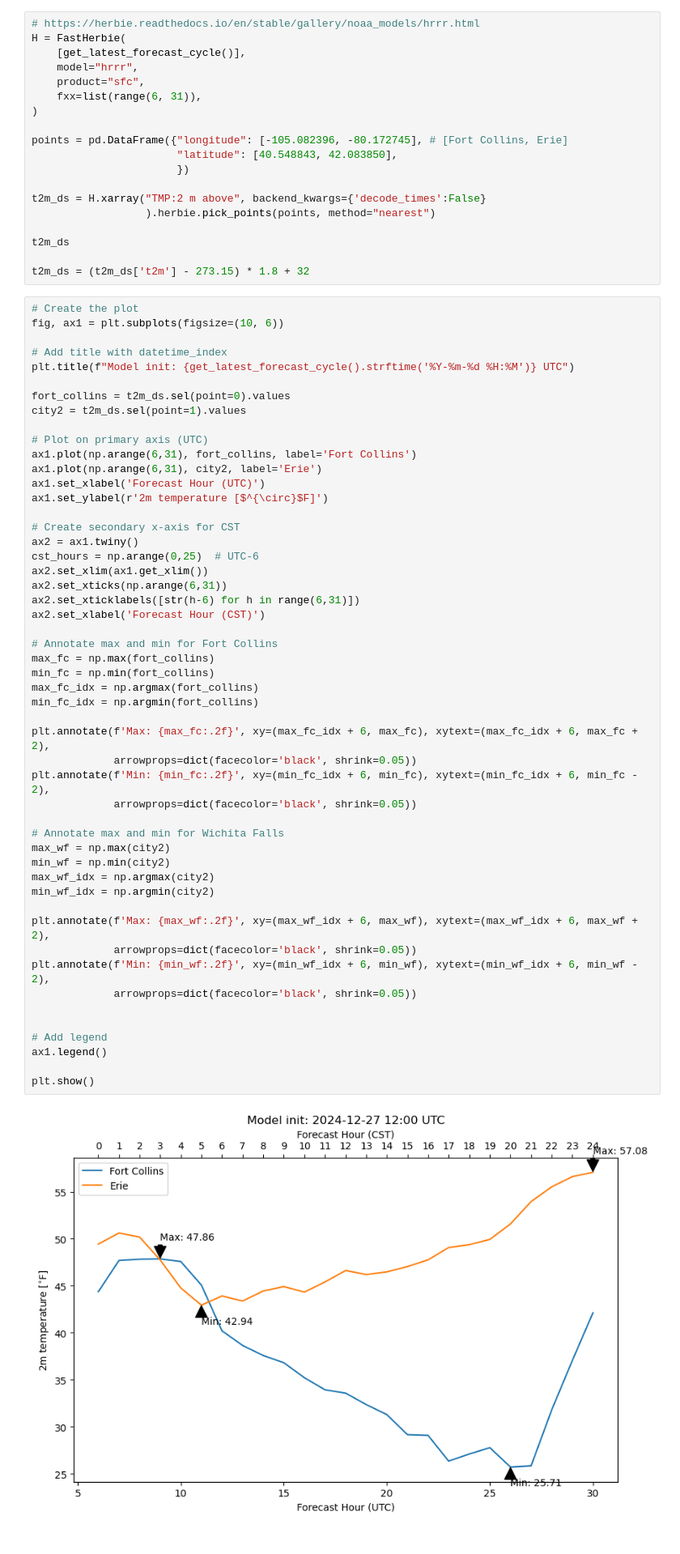
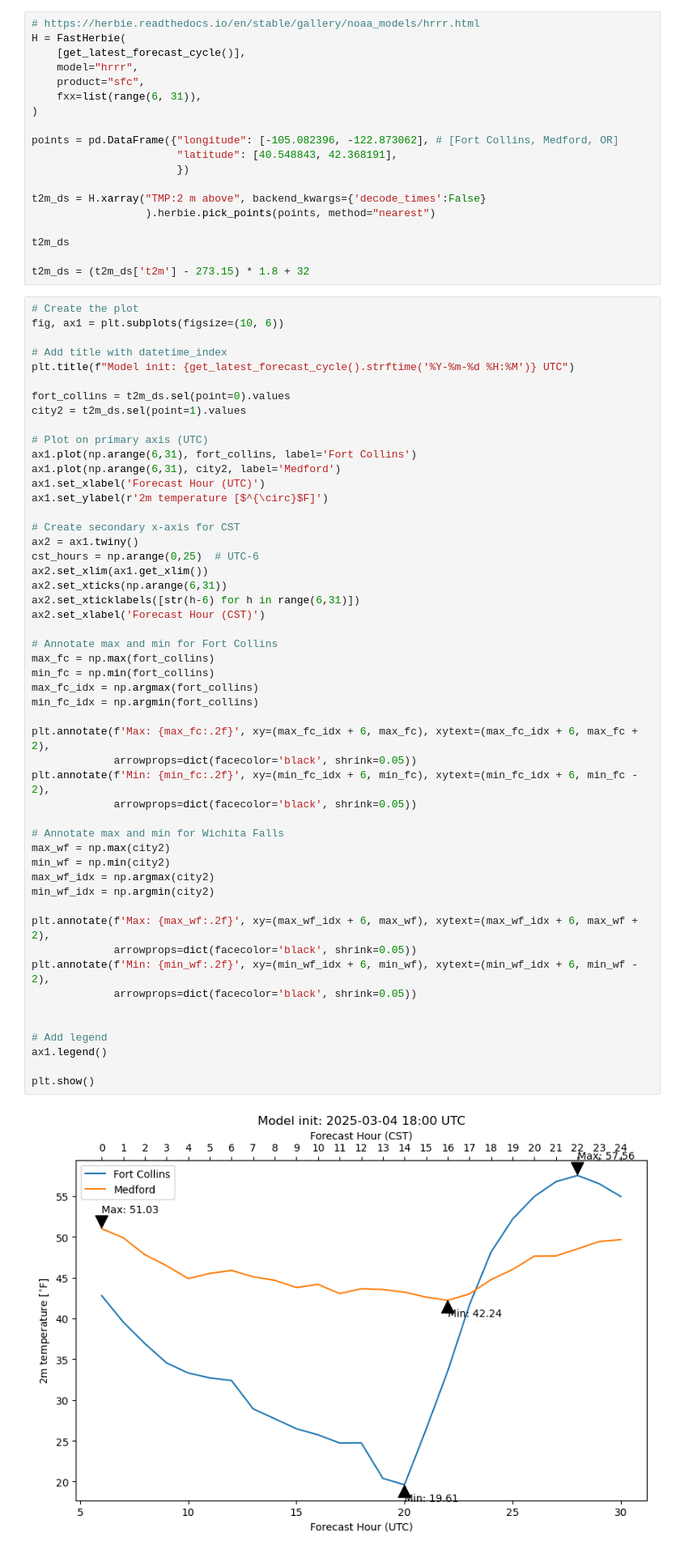
Before and after one commit to jameslarsonclimate/website, a Jupyter notebook: pull_NWP_data.ipynb, the cells around one changed output. Shown at 81% size. Saved outputs shown, nothing was run; the diff lists cells and outputs as text.

```diff
--- a/pull_NWP_data.ipynb
+++ b/pull_NWP_data.ipynb
@@ -95,8 +98,8 @@ H = FastHerbie(
     fxx=list(range(6, 31)),
 )
 
-points = pd.DataFrame({"longitude": [-105.082396, -80.172745], # [Fort Collins, Erie]
-                       "latitude": [40.548843, 42.083850],
+points = pd.DataFrame({"longitude": [-105.082396, -122.873062], # [Fort Collins, Medford, OR]
+                       "latitude": [40.548843, 42.368191],
                        })
 
 t2m_ds = H.xarray("TMP:2 m above", backend_kwargs={'decode_times':False}
@@ -117,7 +120,7 @@ city2 = t2m_ds.sel(point=1).values
 
 # Plot on primary axis (UTC)
 ax1.plot(np.arange(6,31), fort_collins, label='Fort Collins')
-ax1.plot(np.arange(6,31), city2, label='Erie')
+ax1.plot(np.arange(6,31), city2, label='Medford')
 ax1.set_xlabel('Forecast Hour (UTC)')
 ax1.set_ylabel(r'2m temperature [$^{\circ}$F]')
 
@@ -130,34 +133,34 @@ ax2.set_xticklabels([str(h-6) for h in range(6,31)])
 ax2.set_xlabel('Forecast Hour (CST)')
 
 # Annotate max and min for Fort Collins
 max_fc = np.max(fort_collins)
 min_fc = np.min(fort_collins)
 max_fc_idx = np.argmax(fort_collins)
 min_fc_idx = np.argmin(fort_collins)
 
 plt.annotate(f'Max: {max_fc:.2f}', xy=(max_fc_idx + 6, max_fc), xytext=(max_fc_idx + 6, max_fc + 2),
              arrowprops=dict(facecolor='black', shrink=0.05))
 plt.annotate(f'Min: {min_fc:.2f}', xy=(min_fc_idx + 6, min_fc), xytext=(min_fc_idx + 6, min_fc - 2),
              arrowprops=dict(facecolor='black', shrink=0.05))
 
 # Annotate max and min for Wichita Falls
 max_wf = np.max(city2)
 min_wf = np.min(city2)
 max_wf_idx = np.argmax(city2)
 min_wf_idx = np.argmin(city2)
 
 plt.annotate(f'Max: {max_wf:.2f}', xy=(max_wf_idx + 6, max_wf), xytext=(max_wf_idx + 6, max_wf + 2),
              arrowprops=dict(facecolor='black', shrink=0.05))
 plt.annotate(f'Min: {min_wf:.2f}', xy=(min_wf_idx + 6, min_wf), xytext=(min_wf_idx + 6, min_wf - 2),
              arrowprops=dict(facecolor='black', shrink=0.05))
 
 
 # Add legend
 ax1.legend()
 
 plt.show()
 # %% [output]
-[figure, old version]
+[figure, new version]
 # %% [markdown]
 ## Precip
 # %% [markdown]
```
Also changed, not shown: parts of 8 cells of this notebook, 1 other file.
